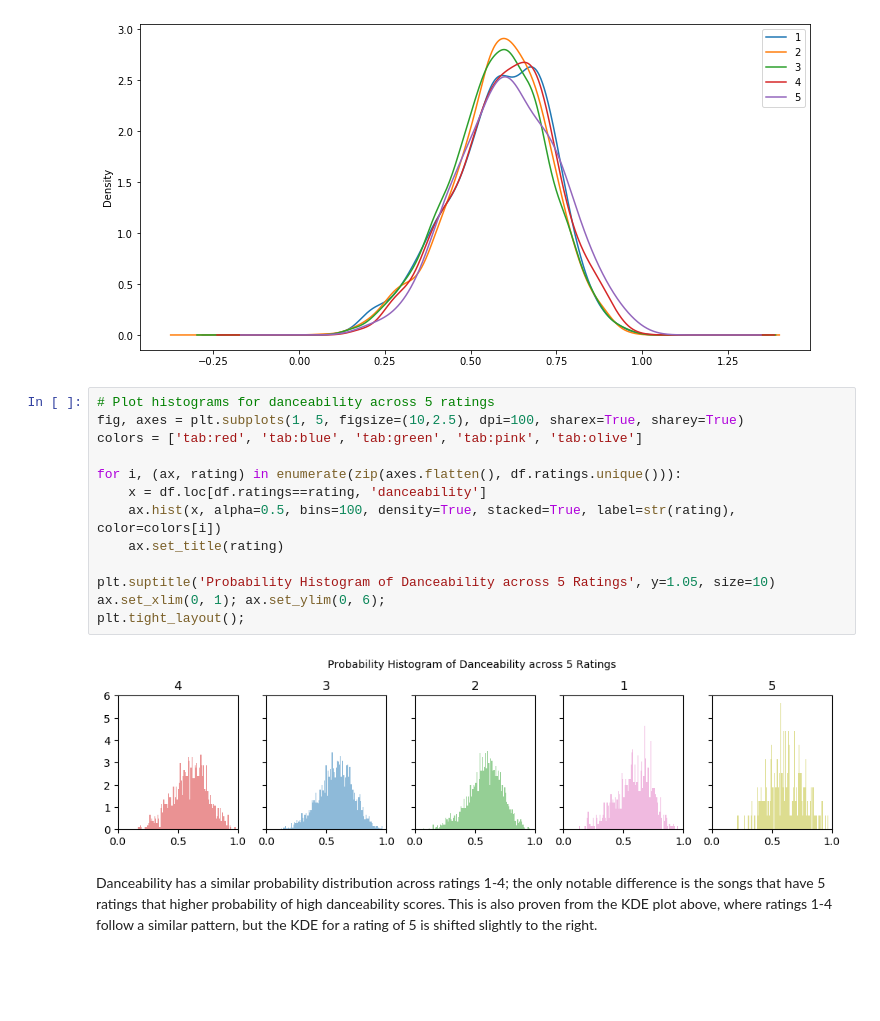
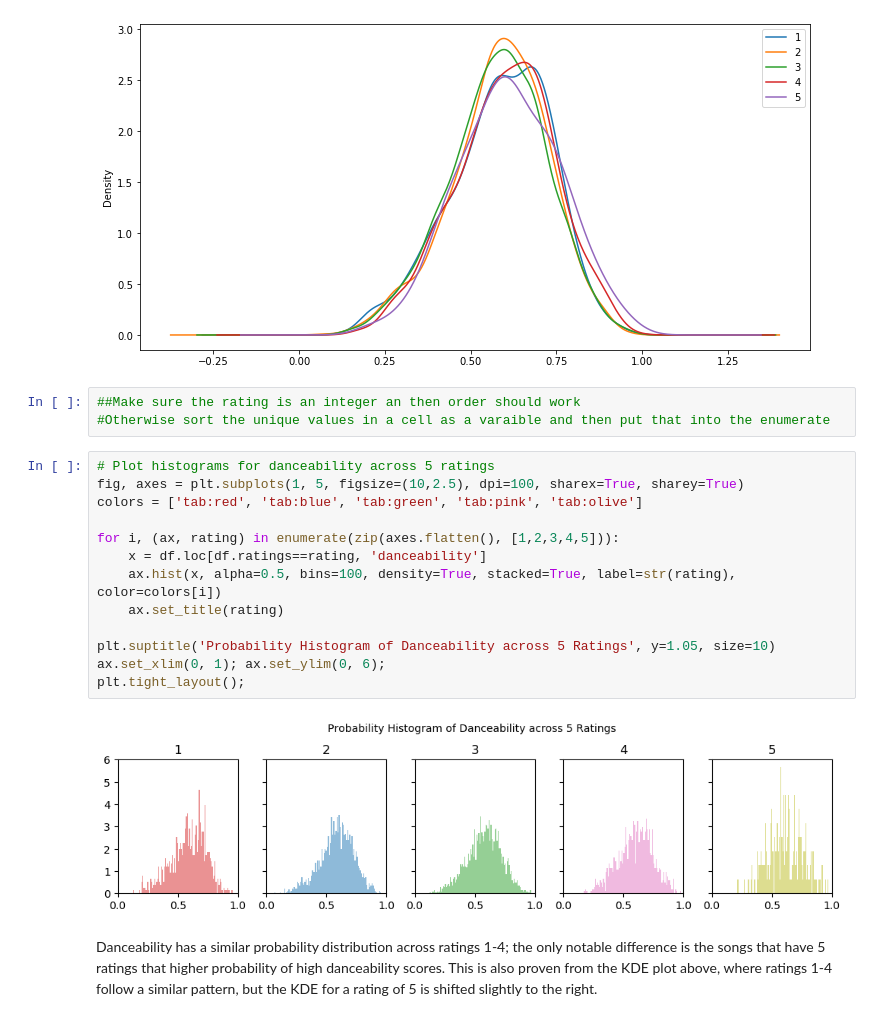
Before and after one commit to adinas94/Spotify_Recommendation_System, a Jupyter notebook: EDA.ipynb, the cells around one changed output. Drawn from its saved outputs; the diff is of its cells as text; blank space fills up the shorter version.

```diff
--- a/EDA.ipynb
+++ b/EDA.ipynb
@@ -589,21 +589,24 @@ ratings
 5    AxesSubplot(0.125,0.125;0.775x0.755)
 Name: danceability, dtype: object
 [figure]
+# %%
+##Make sure the rating is an integer an then order should work
+#Otherwise sort the unique values in a cell as a varaible and then put that into the enumerate
 # %%
 # Plot histograms for danceability across 5 ratings
 fig, axes = plt.subplots(1, 5, figsize=(10,2.5), dpi=100, sharex=True, sharey=True)
 colors = ['tab:red', 'tab:blue', 'tab:green', 'tab:pink', 'tab:olive']
 
-for i, (ax, rating) in enumerate(zip(axes.flatten(), df.ratings.unique())):
+for i, (ax, rating) in enumerate(zip(axes.flatten(), [1,2,3,4,5])):
     x = df.loc[df.ratings==rating, 'danceability']
     ax.hist(x, alpha=0.5, bins=100, density=True, stacked=True, label=str(rating), color=colors[i])
     ax.set_title(rating)
 
 plt.suptitle('Probability Histogram of Danceability across 5 Ratings', y=1.05, size=10)
 ax.set_xlim(0, 1); ax.set_ylim(0, 6);
 plt.tight_layout();
 # %% [output]
-[figure, old version]
+[figure, new version]
 # %% [markdown]
 Danceability has a similar probability distribution across ratings 1-4; the only notable difference is the songs that have 5 ratings that higher probability of high danceability scores. This is also proven from the KDE plot above, where ratings 1-4 follow a similar pattern, but the KDE for a rating of 5 is shifted slightly to the right.
 # %% [markdown]
```
Also changed, not shown: parts of 13 cells of this notebook, 2 other files.
